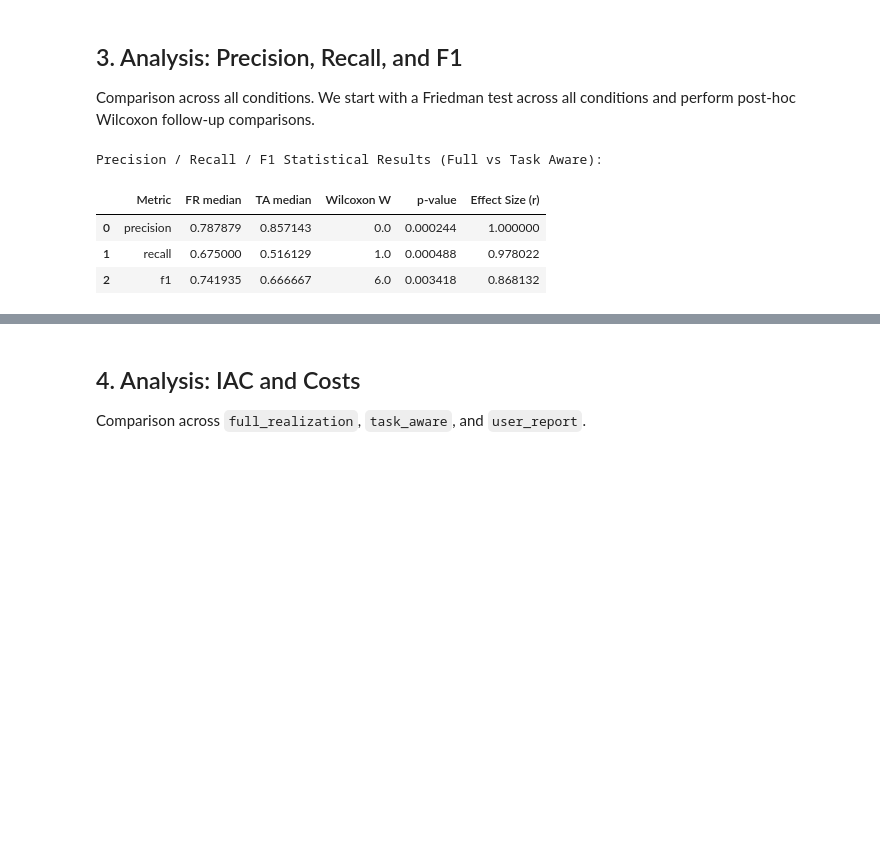
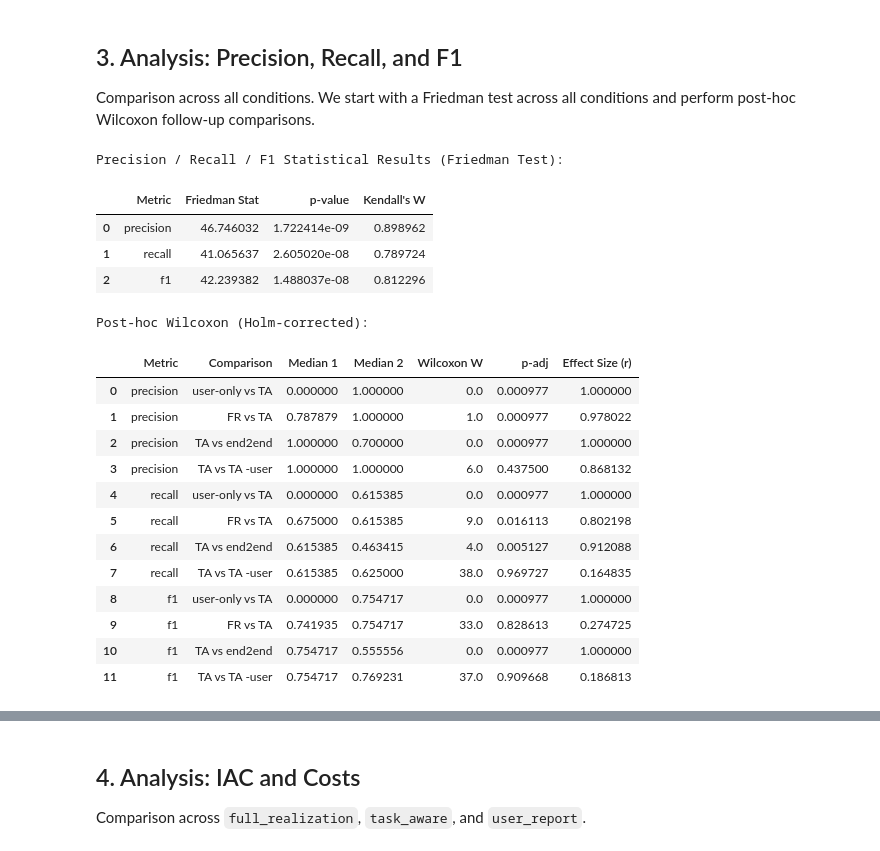
Before and after one commit to cairo-robotics/verbal_task_handover, a Jupyter notebook: analysis/statistical_analysis.ipynb, the cells around one changed output, grey strips where cells are left out. Cells and saved outputs as stored; diff of their text form; code cells hidden in the pictures; blank space fills up the shorter version.

```diff
--- a/analysis/statistical_analysis.ipynb
+++ b/analysis/statistical_analysis.ipynb
@@ -145,40 +145,61 @@ for metric in metrics_pr:
 
     # Post-hoc if significant
     if p < 0.05:
         p_vals = []
         medians = []
+        w_stats = []
+        r_vals = []
         for p1, p2 in pairs:
             pair_mask = ~(df_wide[metric][p1].isna() | df_wide[metric][p2].isna())
-            _, pp = stats.wilcoxon(df_wide[metric][p1][pair_mask], df_wide[metric][p2][pair_mask])
+            w_stat, pp = stats.wilcoxon(df_wide[metric][p1][pair_mask], df_wide[metric][p2][pair_mask])
             p_vals.append(pp)
             medians.append((df_wide[metric][p1][pair_mask].median(), df_wide[metric][p2][pair_mask].median()))
+            w_stats.append(w_stat)
+            r_val = calculate_rank_biserial(w_stat, pair_mask.sum())
+            r_vals.append(r_val)
 
         # Holm correction
         _, p_adj, _, _ = multipletests(p_vals, method='holm')
 
         for i, pair in enumerate(pairs):
             posthoc_pr_results.append({
                 'Metric': metric,
                 'Comparison': f"{pair[0]} vs {pair[1]}",
                 'Median 1': medians[i][0],
                 'Median 2': medians[i][1],
-                'p-adj': p_adj[i]
+                'Wilcoxon W': w_stats[i],
+                'p-adj': p_adj[i],
+                'Effect Size (r)': r_vals[i]
             })
 
 results_pr_df = pd.DataFrame(results_pr)
 posthoc_pr_df = pd.DataFrame(posthoc_pr_results)
 
 print("Precision / Recall / F1 Statistical Results (Friedman Test):")
 display(results_pr_df)
 if not posthoc_pr_df.empty:
     print("\nPost-hoc Wilcoxon (Holm-corrected):")
     display(posthoc_pr_df)
 # %% [output]
-Precision / Recall / F1 Statistical Results (Full vs Task Aware):
+Precision / Recall / F1 Statistical Results (Friedman Test):
-|  | Metric | FR median | TA median | Wilcoxon W | p-value | Effect Size (r) |
-| 0 | precision | 0.787879 | 0.857143 | 0.0 | 0.000244 | 1.000000 |
-| 1 | recall | 0.675000 | 0.516129 | 1.0 | 0.000488 | 0.978022 |
-| 2 | f1 | 0.741935 | 0.666667 | 6.0 | 0.003418 | 0.868132 |
+|  | Metric | Friedman Stat | p-value | Kendall's W |
+| 0 | precision | 46.746032 | 1.722414e-09 | 0.898962 |
+| 1 | recall | 41.065637 | 2.605020e-08 | 0.789724 |
+| 2 | f1 | 42.239382 | 1.488037e-08 | 0.812296 |
+Post-hoc Wilcoxon (Holm-corrected):
+|  | Metric | Comparison | Median 1 | Median 2 | Wilcoxon W | p-adj | Effect Size (r) |
+| 0 | precision | user-only vs TA | 0.000000 | 1.000000 | 0.0 | 0.000977 | 1.000000 |
+| 1 | precision | FR vs TA | 0.787879 | 1.000000 | 1.0 | 0.000977 | 0.978022 |
+| 2 | precision | TA vs end2end | 1.000000 | 0.700000 | 0.0 | 0.000977 | 1.000000 |
+| 3 | precision | TA vs TA -user | 1.000000 | 1.000000 | 6.0 | 0.437500 | 0.868132 |
+| 4 | recall | user-only vs TA | 0.000000 | 0.615385 | 0.0 | 0.000977 | 1.000000 |
+| 5 | recall | FR vs TA | 0.675000 | 0.615385 | 9.0 | 0.016113 | 0.802198 |
+| 6 | recall | TA vs end2end | 0.615385 | 0.463415 | 4.0 | 0.005127 | 0.912088 |
+| 7 | recall | TA vs TA -user | 0.615385 | 0.625000 | 38.0 | 0.969727 | 0.164835 |
+| 8 | f1 | user-only vs TA | 0.000000 | 0.754717 | 0.0 | 0.000977 | 1.000000 |
+| 9 | f1 | FR vs TA | 0.741935 | 0.754717 | 33.0 | 0.828613 | 0.274725 |
+| 10 | f1 | TA vs end2end | 0.754717 | 0.555556 | 0.0 | 0.000977 | 1.000000 |
+| 11 | f1 | TA vs TA -user | 0.754717 | 0.769231 | 37.0 | 0.909668 | 0.186813 |
 # %%
 # Visualization for P/R/F1
 fig, axes = plt.subplots(1, 3, figsize=(18, 6))
```
Also changed, not shown: parts of 13 cells of this notebook.
